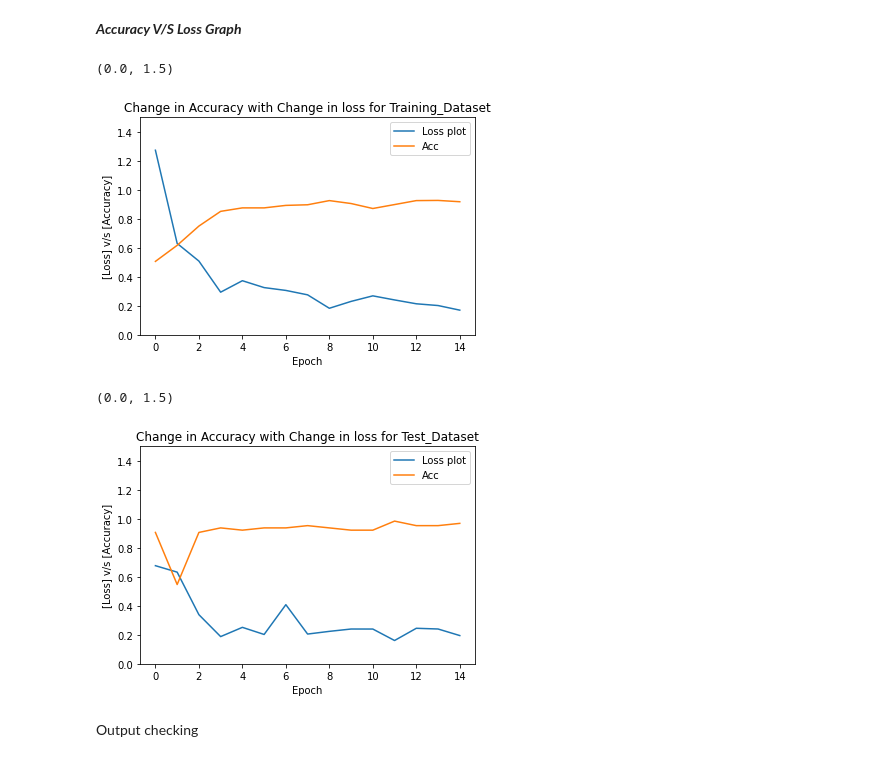
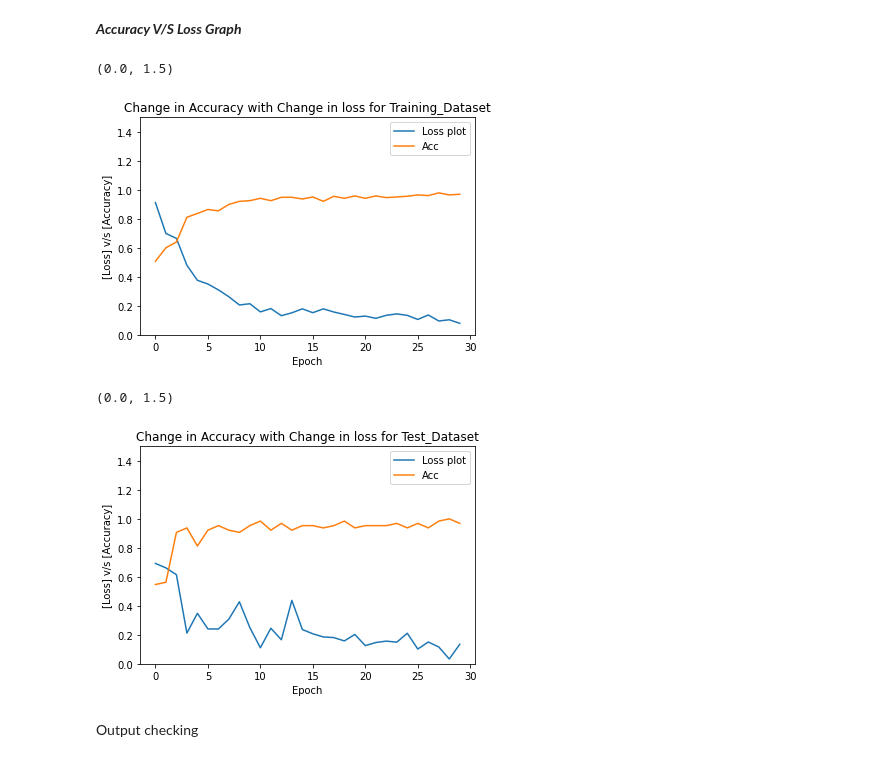
Before and after one commit to Jayanth9601/COVID-19_Detection_using_CNN, a Jupyter notebook: CovidDetector.ipynb, the cells around one changed output. Saved outputs shown, nothing was run; the diff lists cells and outputs as text; code cells hidden in the pictures.

```diff
--- a/CovidDetector.ipynb
+++ b/CovidDetector.ipynb
@@ -80,24 +94,30 @@ array([0, 0, 0, 0, 0, 0, 0, 0, 0, 0, 0, 0, 0, 0, 0, 0, 0, 0, 0, 0, 0, 0,
 
 model = Sequential()                                                            # Creating a model named "model" which will be sequential
 # Input layer (Raw Image)
-model.add(Conv2D(32,kernel_size=(3,3), activation='relu',...
+model.add(Conv2D(32,kernel_size=(3,3), activation='relu',
                  input_shape=(150,150,3)))                                      # First layer (Input layer), 1st Convolution layer with 32 filters of size 3*3, relu activation
 
 # Second layer of Convolution
 model.add(Conv2D(64,(3,3), activation='relu'))                                  # 2nd layer, 2st Convolution layer with 64 filters of size 3*3, relu activation
 model.add(MaxPool2D(2,2))                                                       # Pooldown layer of size 2*2
-model.add(Dropout(0.25))                                                        # fitting the model
+model.add(Dropout(0.2))                                                         # fitting the model
 
 # Third layer of Convolution
 model.add(Conv2D(128,(3,3), activation='relu'))                                 # 3rd layer, 3rd Convolution layer with 128 filters of size 3*3, relu activation
 model.add(MaxPool2D(2,2))                                                       # Pooldown layer of size 2*2
-model.add(Dropout(0.25))                                                        # fitting the model
+model.add(Dropout(0.2))                                                         # fitting the model
+
+# Fourth layer of Convolution
+model.add(Conv2D(256,(3,3), activation='relu'))                                 # 4rd layer, 4rd Convolution layer with 256 filters of size 3*3, relu activation
+model.add(MaxPool2D(2,2))                                                       # Pooldown layer of size 2*2
+model.add(Dropout(0.2))                                                         # fitting the model
 # %% [markdown]
 Data *Flattening*
 # %%
 #flattening the data into Column matrix
 model.add(Flatten())                                                            # Converting the matrix into column matrix
-model.add(Dense(128,activation='relu'))                                         # Dense layer with relu activation
+model.add(Dense(256,activation='relu'))                                         # Dense layer with relu activation
+model.add(Dense(128,activation='relu'))
 model.add(Dropout(0.5))                                                         # fitting the model
 model.add(Dense(1,activation='sigmoid'))                                        # Final output layer with sigmoid activation
 
@@ -145,11 +165,11 @@ train_datagen = image.ImageDataGenerator(
 
 test_dataset = image.ImageDataGenerator(rescale=1./255)
 # %%
-# Conveting RGB images into dataset in batch of 32 images at a time
+# Conveting RGB images into dataset in batch of 56 images at a time
 train_generator = train_datagen.flow_from_directory(
     Train_path,
     target_size=(150,150),
-    batch_size=32,
+    batch_size=56,
     class_mode='binary',
 )
 # %% [output]
@@ -167,8 +187,8 @@ Found 66 images belonging to 2 classes.
 # %%
-hist = model.fit_generator(
+hist = model.fit(
     train_generator,
     steps_per_epoch=8,                                                          # Total number of steps (batches of samples) to yield from generator
-    epochs=15,                                                                  # an instant in time chosen as the origin of a particular calendar era
+    epochs=30,                                                                  # an instant in time chosen as the origin of a particular calendar era
     validation_data = test_generator,                                           # test the test datset
     validation_steps=2,
 )
@@ -244,30 +266,31 @@ plt.show()
 ***Accuracy V/S Loss Graph***
 # %%
 #Graph of Accuracy v/s loss of Training dataset
+epochs=30
 plt.figure()
 plt.title("Change in Accuracy with Change in loss for Training_Dataset")
 plt.xlabel('Epoch')
 plt.ylabel('[Loss] v/s [Accuracy]')
-plt.plot([i for i in range(15)], h['loss'], label='Loss plot')
-plt.plot([i for i in range(15)], h['accuracy'], label = 'Acc')
+plt.plot([i for i in range(epochs)], h['loss'], label='Loss plot')
+plt.plot([i for i in range(epochs)], h['accuracy'], label = 'Acc')
 plt.legend()
 plt.ylim([0,1.5])
 # %% [output]
 (0.0, 1.5)
-[figure, old version]
+[figure, new version]
 # %%
 #Graph of Accuracy v/s loss of Test dataset
 plt.figure()
 plt.title("Change in Accuracy with Change in loss for Test_Dataset")
 plt.xlabel('Epoch')
 plt.ylabel('[Loss] v/s [Accuracy]')
-plt.plot([i for i in range(15)], h['val_loss'], label='Loss plot')
-plt.plot([i for i in range(15)], h['val_accuracy'], label = 'Acc')
+plt.plot([i for i in range(epochs)], h['val_loss'], label='Loss plot')
+plt.plot([i for i in range(epochs)], h['val_accuracy'], label = 'Acc')
 plt.legend()
 plt.ylim([0,1.5])
 # %% [output]
 (0.0, 1.5)
-[figure, old version]
+[figure, new version]
 # %% [markdown]
 Output checking
 # %% [markdown]
```
Also changed, not shown: parts of 27 cells of this notebook.
